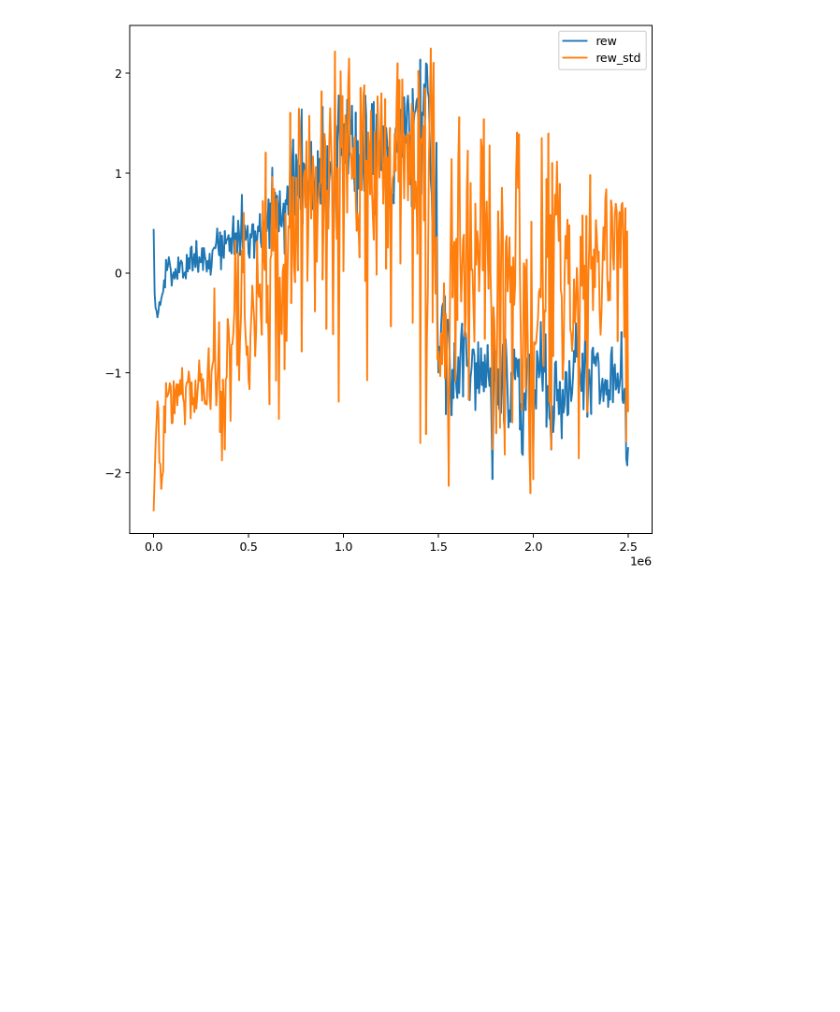
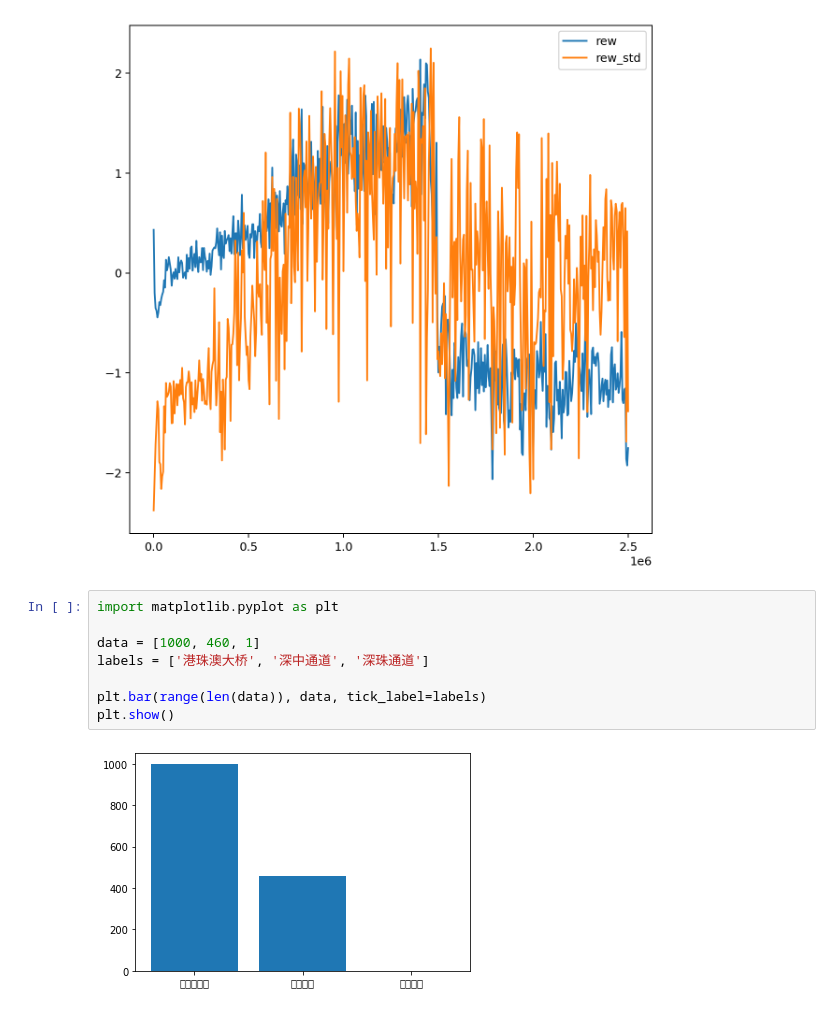
Before and after one commit to FulChou/RL_IoT_distillation, a Jupyter notebook: advance/read_log.ipynb, the cells around one changed output. Saved outputs shown, nothing was run; the diff lists cells and outputs as text; blank space fills up the shorter version.

```diff
--- a/advance/read_log.ipynb
+++ b/advance/read_log.ipynb
@@ -37,3 +37,13 @@ plt.show()
 # 'loss/actor', 'loss/critic1', 'loss/critic2',
 # %% [output]
 [figure]
+# %%
+import matplotlib.pyplot as plt
+
+data = [1000, 460, 1]
+labels = ['港珠澳大桥', '深中通道', '深珠通道']
+
+plt.bar(range(len(data)), data, tick_label=labels)
+plt.show()
+# %% [output]
+[figure, added]
```
Also changed, not shown: 4 other files.
